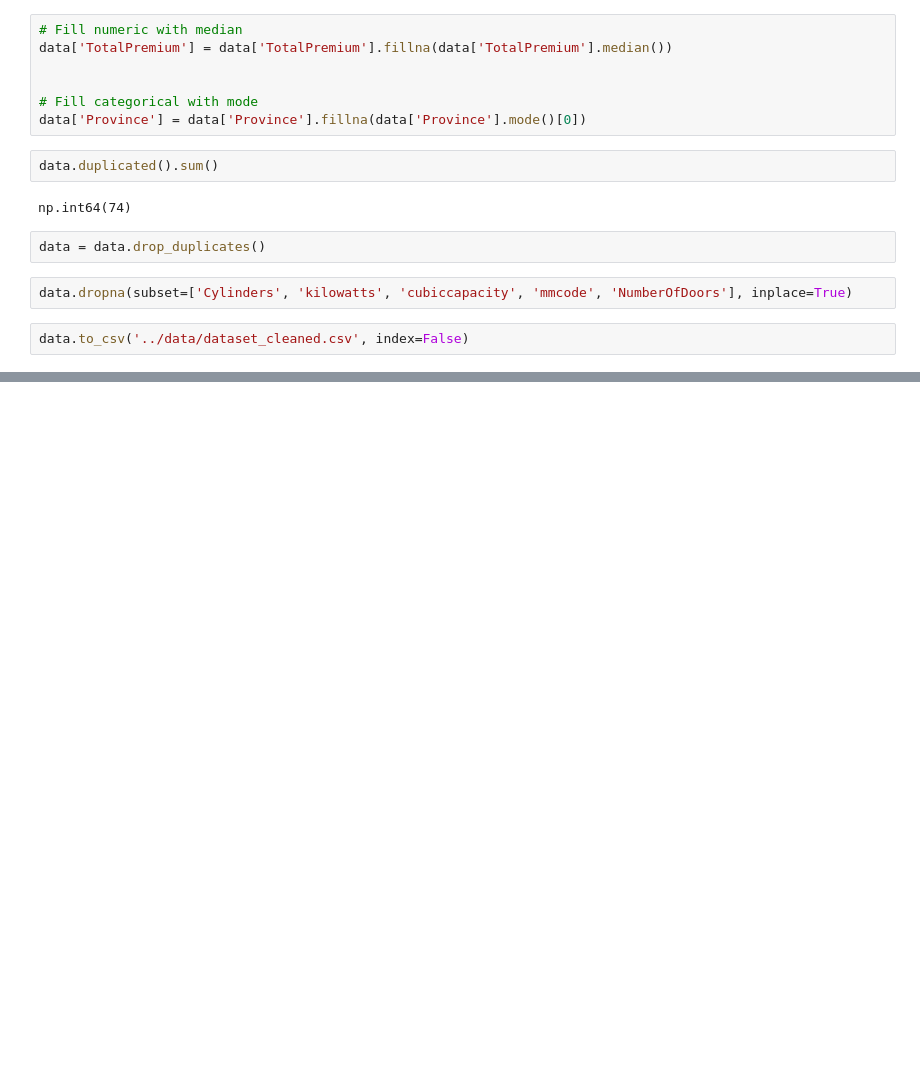
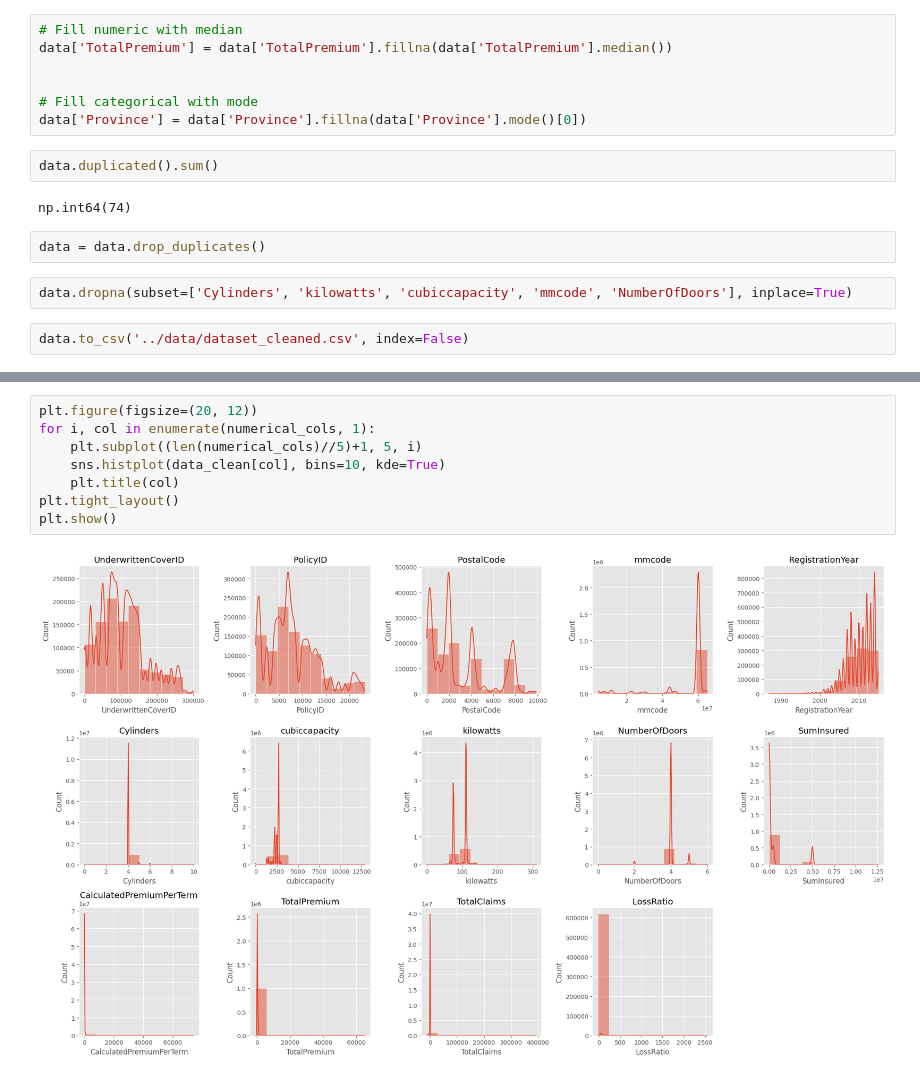
Before and after one commit to zemawi/-Insurance_Analysis, a Jupyter notebook: notebook/eda.ipynb, the cells around one changed output, grey strips where cells are left out. Drawn from its saved outputs; the diff is of its cells as text; blank space fills up the shorter version.

```diff
--- a/notebook/eda.ipynb
+++ b/notebook/eda.ipynb
@@ -217,0 +276,10 @@ data.to_csv('../data/dataset_cleaned.csv', index=False)
+# %%
+plt.figure(figsize=(20, 12))
+for i, col in enumerate(numerical_cols, 1):
+    plt.subplot((len(numerical_cols)//5)+1, 5, i)
+    sns.histplot(data_clean[col], bins=10, kde=True)
+    plt.title(col)
+plt.tight_layout()
+plt.show()
+# %% [output]
+[figure, added]
```
Also changed, not shown: parts of 14 cells of this notebook.
